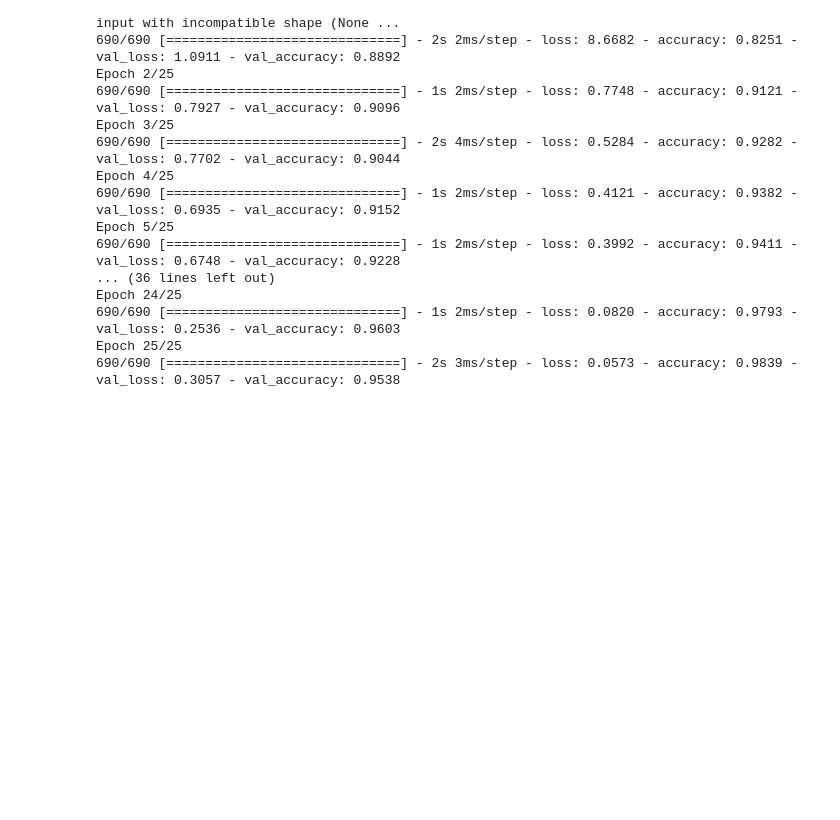
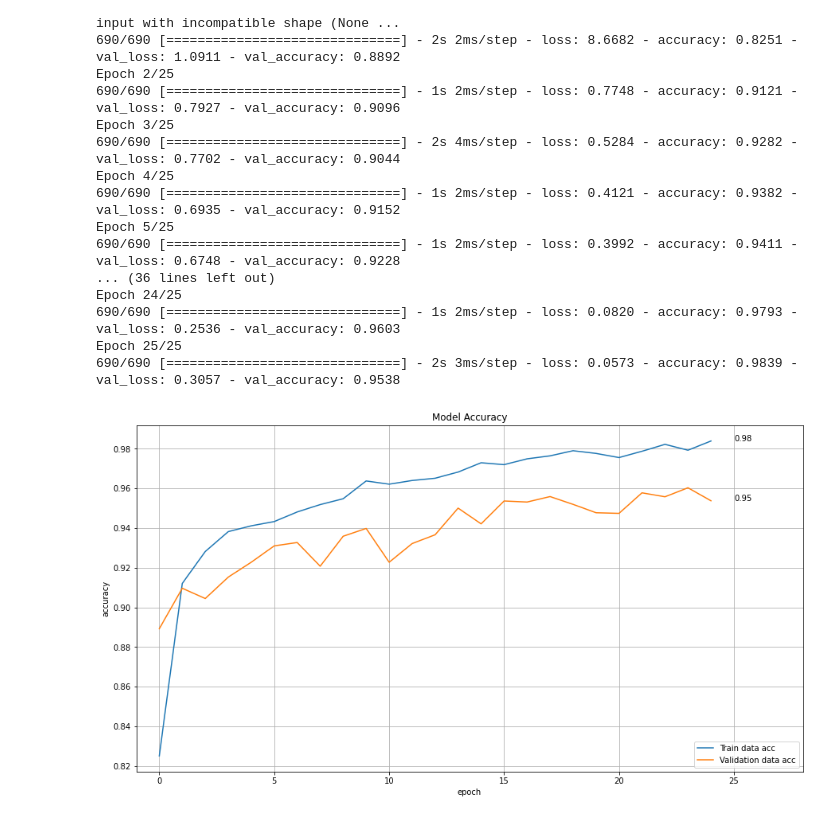
Before and after one commit to mfatihp/ML_examples, a Jupyter notebook: tf_mnist_digit.ipynb, the cells around one changed output. Cells and saved outputs as stored; diff of their text form; code cells hidden in the pictures; blank space fills up the shorter version.

Commit message:
Model accuracy plot added

```diff
--- a/tf_mnist_digit.ipynb
+++ b/tf_mnist_digit.ipynb
@@ -103,3 +104,21 @@ Epoch 24/25
 690/690 [==============================] - 1s 2ms/step - loss: 0.0820 - accuracy: 0.9793 - val_loss: 0.2536 - val_accuracy: 0.9603
 Epoch 25/25
 690/690 [==============================] - 2s 3ms/step - loss: 0.0573 - accuracy: 0.9839 - val_loss: 0.3057 - val_accuracy: 0.9538
+# %%
+plt.figure(figsize=(15,8))
+
+plt.plot(hist.history['accuracy'])
+plt.text(25, hist.history['accuracy'][-1], str(round(hist.history['accuracy'][-1], 2)))
+
+plt.plot(hist.history['val_accuracy'])
+plt.text(25, hist.history['val_accuracy'][-1], str(round(hist.history['val_accuracy'][-1], 2)))
+
+plt.title("Model Accuracy")
+plt.legend(['Train data acc', 'Validation data acc'], loc='lower right')
+plt.xlim((-1, 28))
+plt.ylabel('accuracy')
+plt.xlabel('epoch')
+plt.grid()
+plt.show()
+# %% [output]
+[figure, added]
```
Also changed, not shown: parts of 1 cell of this notebook.
